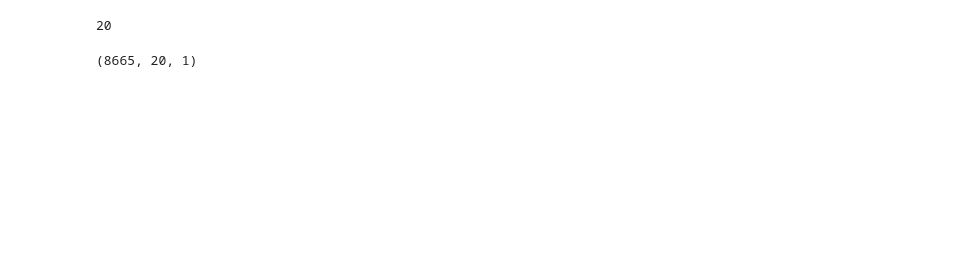
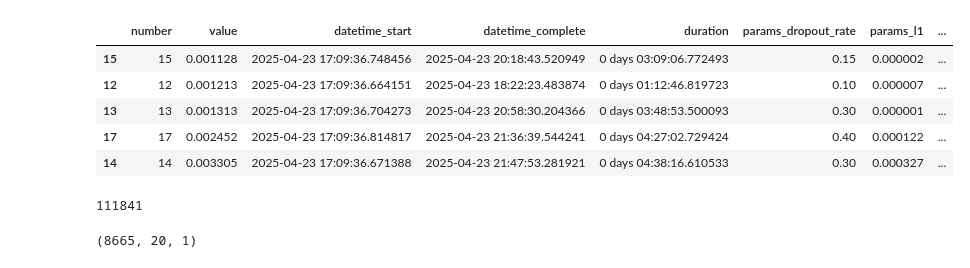
Before and after one commit to ViniMelloeMuller/fluidization-AE, a Jupyter notebook: notebooks/evaluate_model.ipynb, the cells around one changed output. Drawn from its saved outputs; the diff is of its cells as text; code cells hidden in the pictures; blank space fills up the shorter version.

```diff
--- a/notebooks/evaluate_model.ipynb
+++ b/notebooks/evaluate_model.ipynb
@@ -21,8 +20,3 @@ plt.rcParams["font.size"] = 10
 plt.rcParams["font.family"] = "Times New Roman"
 plt.rcParams["figure.figsize"] = (9, 4)
 plt.rcParams['axes.formatter.use_locale'] = True
-# %%
-DEFAULT_WS = PARAMETERS["window_size"]
-print(DEFAULT_WS)
-# %% [output]
-20
@@ -29,3 +25,21 @@ print(DEFAULT_WS)
+# %%
+import optuna
+
+study = optuna.load_study(
+    study_name="LSTM-v2",
+    storage="sqlite:///../models/optuna_study.db"
+)
+model_path = study.best_trial.user_attrs["model_path"]
+study.trials_dataframe().sort_values(
+    "value", ascending=True
+).head()
+# %% [output]
+|  | number | value | datetime_start | datetime_complete | duration | params_dropout_rate | params_l1 | ... |
+| 15 | 15 | 0.001128 | 2025-04-23 17:09:36.748456 | 2025-04-23 20:18:43.520949 | 0 days 03:09:06.772493 | 0.15 | 0.000002 | ... |
+| 12 | 12 | 0.001213 | 2025-04-23 17:09:36.664151 | 2025-04-23 18:22:23.483874 | 0 days 01:12:46.819723 | 0.10 | 0.000007 | ... |
+| 13 | 13 | 0.001313 | 2025-04-23 17:09:36.704273 | 2025-04-23 20:58:30.204366 | 0 days 03:48:53.500093 | 0.30 | 0.000001 | ... |
+| 17 | 17 | 0.002452 | 2025-04-23 17:09:36.814817 | 2025-04-23 21:36:39.544241 | 0 days 04:27:02.729424 | 0.40 | 0.000122 | ... |
+| 14 | 14 | 0.003305 | 2025-04-23 17:09:36.671388 | 2025-04-23 21:47:53.281921 | 0 days 04:38:16.610533 | 0.30 | 0.000327 | ... |
 # %%
 Xnormal, Ynormal = folder_to_sequence("VIDRO-B3", DEFAULT_WS)
 Xpainco, Ypainco = folder_to_sequence("PAINCO", DEFAULT_WS)
@@ -49,3 +63,10 @@ seq2seq = keras.models.load_model("../models/best_model.keras")
+# %%
+# print(seq2seq.history)
+
+# seq2seq.summary()
+seq2seq.count_params()
+# %% [output]
+111841
 # %%
 from joblib import Parallel, delayed
 
```
Also changed, not shown: parts of 6 cells of this notebook, 6 other files.
